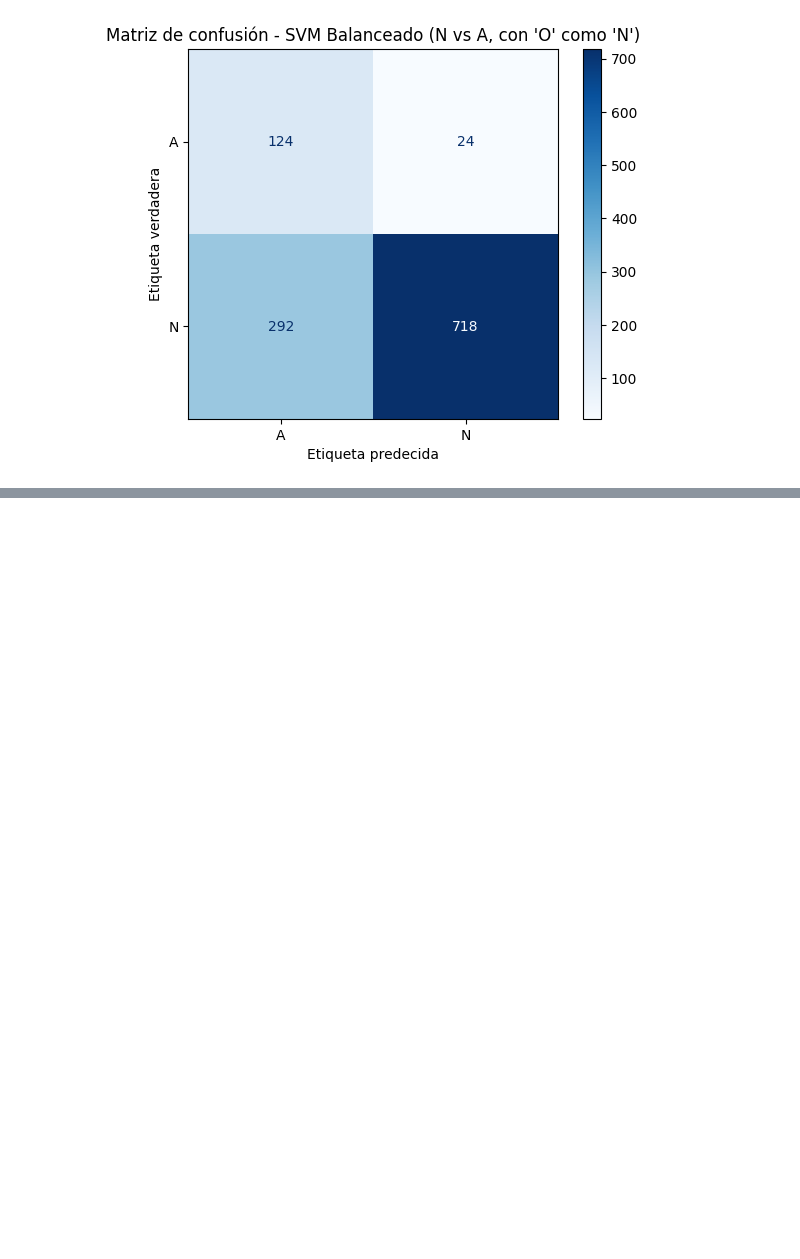
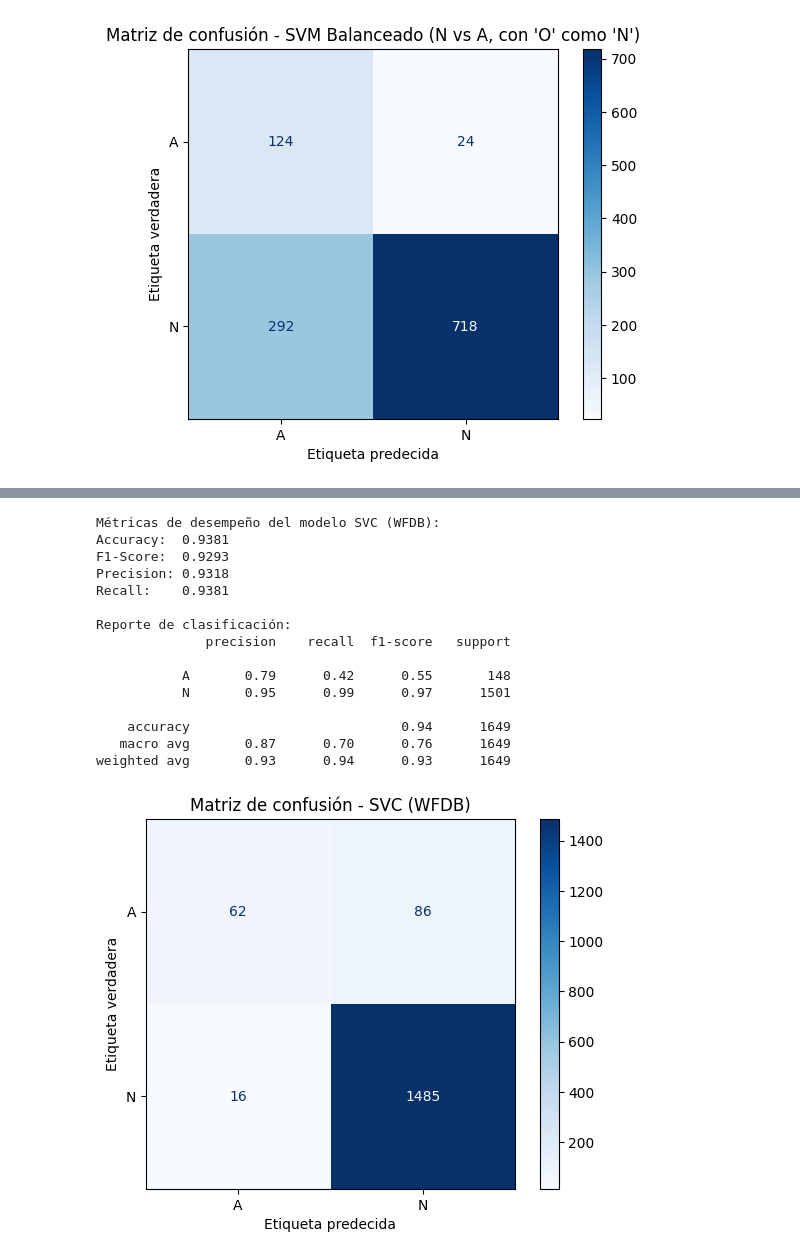
Before and after one commit to Mrldmz/MachineLearning, a Jupyter notebook: proyecto/Semana_2_Reproduccion_Baseline.ipynb, the cells around one changed output, grey strips where cells are left out. Cells and saved outputs as stored; diff of their text form; code cells hidden in the pictures; blank space fills up the shorter version.

```diff
--- a/proyecto/Semana_2_Reproduccion_Baseline.ipynb
+++ b/proyecto/Semana_2_Reproduccion_Baseline.ipynb
@@ -495,0 +655,47 @@ weighted avg       0.88      0.73      0.77      1158
+# %%
+# Probar el modelo SVC con los datos de WFDB
+
+# Entrenar el modelo SVC con los datos de WFDB
+svc_wfdb = SVC(kernel='rbf', random_state=42)
+svc_wfdb.fit(X_train_wfdb, y_train_wfdb)
+
+# Predecir sobre el conjunto de prueba
+y_pred_svc_wfdb = svc_wfdb.predict(X_test_wfdb)
+
+# Calcular métricas de desempeño
+accuracy_svc_wfdb = accuracy_score(y_test_wfdb, y_pred_svc_wfdb)
+f1_svc_wfdb = f1_score(y_test_wfdb, y_pred_svc_wfdb, average='weighted', zero_division=0)
+precision_svc_wfdb = precision_score(y_test_wfdb, y_pred_svc_wfdb, average='weighted', zero_division=0)
+recall_svc_wfdb = recall_score(y_test_wfdb, y_pred_svc_wfdb, average='weighted', zero_division=0)
+
+print("Métricas de desempeño del modelo SVC (WFDB):")
+print(f"Accuracy:  {accuracy_svc_wfdb:.4f}")
+print(f"F1-Score:  {f1_svc_wfdb:.4f}")
+print(f"Precision: {precision_svc_wfdb:.4f}")
+print(f"Recall:    {recall_svc_wfdb:.4f}")
+print("\nReporte de clasificación:")
+print(classification_report(y_test_wfdb, y_pred_svc_wfdb, zero_division=0))
+
+# Visualización de la matriz de confusión
+disp_svc_wfdb = ConfusionMatrixDisplay.from_estimator(svc_wfdb, X_test_wfdb, y_test_wfdb, cmap=plt.cm.Blues)
+plt.title("Matriz de confusión - SVC (WFDB)")
+disp_svc_wfdb.ax_.set_xlabel('Etiqueta predecida')
+disp_svc_wfdb.ax_.set_ylabel('Etiqueta verdadera')
+plt.show()
+# %% [output]
+Métricas de desempeño del modelo SVC (WFDB):
+Accuracy:  0.9381
+F1-Score:  0.9293
+Precision: 0.9318
+Recall:    0.9381
+
+Reporte de clasificación:
+              precision    recall  f1-score   support
+
+           A       0.79      0.42      0.55       148
+           N       0.95      0.99      0.97      1501
+
+    accuracy                           0.94      1649
+   macro avg       0.87      0.70      0.76      1649
+weighted avg       0.93      0.94      0.93      1649
+[figure, added]
```
Also changed, not shown: parts of 6 cells of this notebook.
